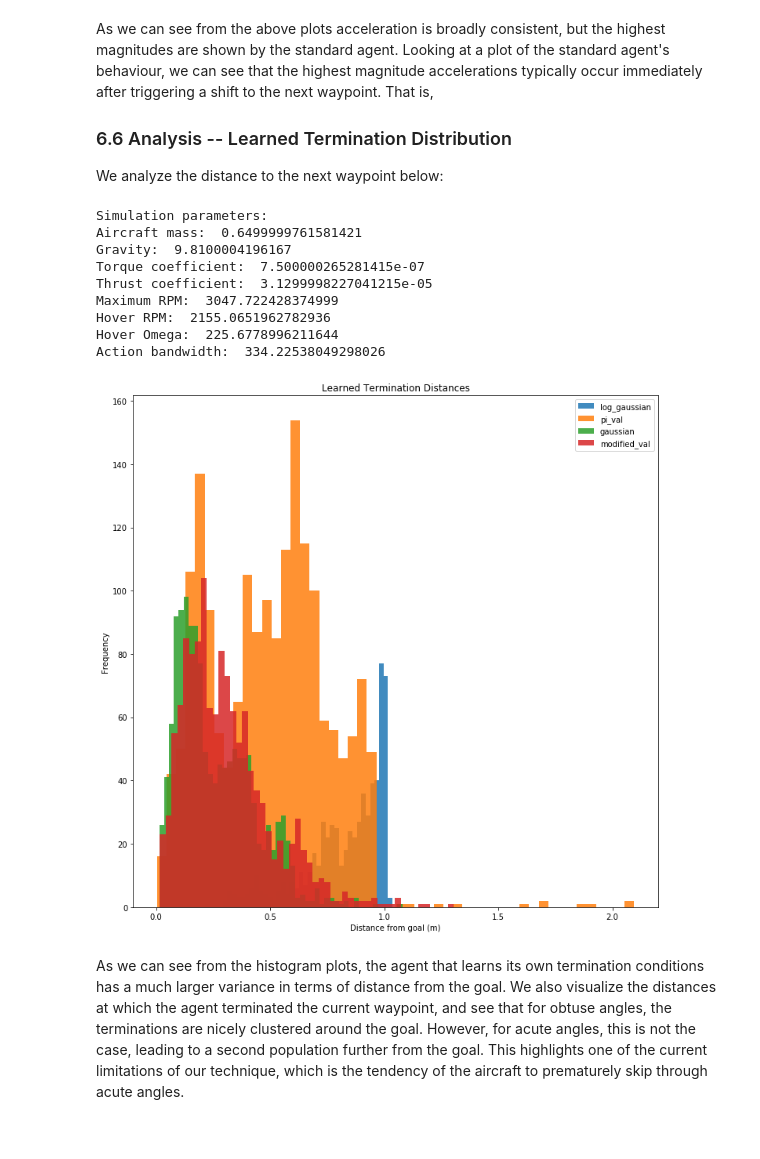
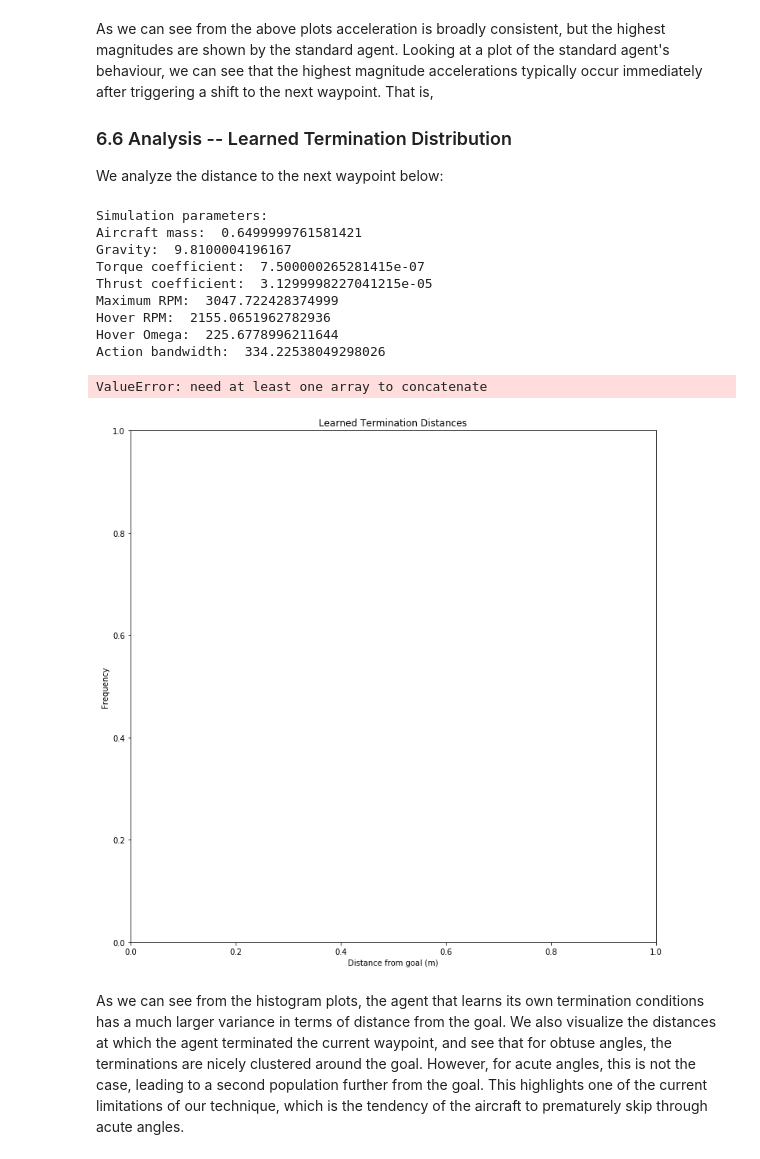
Before and after one commit to seanny1986/quadrotor, a Jupyter notebook: waypoint_navigation.ipynb, the cells around one changed output. Cells and saved outputs as stored; diff of their text form; code cells hidden in the pictures.

```diff
--- a/waypoint_navigation.ipynb
+++ b/waypoint_navigation.ipynb
@@ -684,14 +695,14 @@ for r in radii:
                 torch.nn.Linear(hidden_dim, 1))
     temp_agent = trpo_peb.TRPO(pi, beta, critic, params["network_settings"])
     crit_opt = torch.optim.Adam(critic.parameters())
-    ep, rew, temp_agent = train_standard(env_one, temp_agent, crit_opt, batch_size=4096, iterations=1500, log_interval=10, fname=str(r)+"_rad")
+    ep, rew, temp_agent = train_standard(env_one, temp_agent, crit_opt, batch_size=2048, iterations=1500, log_interval=10, fname=str(r)+"_rad")
     episodes.append(ep)
     rewards.append(rew)
     rad.append(r)
     agents.append(temp_agent)
 
 labels = ["radius 0.10",
-          "radius 0.15",
+          "radius 0.15",111
           "radius 0.20",
           "radius 0.25",
           "radius 0.30",
@@ -699,5 +710,6 @@ labels = ["radius 0.10",
 ax = plt.axes()
 for e, r, ra in zip(episodes, rewards, rad):
     ax.plot(e, r)
+ax.legend(labels)
 plt.show()
 # %% [output]
@@ -1042,5 +1054,5 @@ terminator = Terminator(state_dim, hidden_dim, 2)
 term_agent = AgentIII(pi, beta, critic, terminator, params["network_settings"])
 crit_opt = torch.optim.Adam(critic.parameters())
 term_opt = torch.optim.Adam(terminator.parameters())
-term_ep, term_rew, term_agent = train_term(env_two, term_agent, crit_opt, term_opt, batch_size=4096, iterations=1500, log_interval=10, fname="pi_val")
+term_ep, term_rew, term_agent = train_term(env_two, term_agent, crit_opt, term_opt, batch_size=2048, iterations=1500, log_interval=10, fname="pi_val")
 # %% [output]
@@ -1126,5 +1153,5 @@ terminator = Terminator(state_dim, hidden_dim, 2)
 term_agent = Agent(pi, beta, critic, terminator, params["network_settings"])
 crit_opt = torch.optim.Adam(critic.parameters())
 term_opt = torch.optim.Adam(terminator.parameters())
-term_ep, term_rew, term_agent = train_term(env_two, term_agent, crit_opt, term_opt, batch_size=4096, iterations=1500, log_interval=10, fname="gaussian")
+term_ep, term_rew, term_agent = train_term(env_two, term_agent, crit_opt, term_opt, batch_size=2048, iterations=1500, log_interval=10, fname="gaussian")
 # %% [output]
@@ -1196,5 +1249,5 @@ terminator = Terminator(state_dim, hidden_dim, 2)
 term_agent = Agent(pi, beta, critic, terminator, params["network_settings"])
 crit_opt = torch.optim.Adam(critic.parameters())
 term_opt = torch.optim.Adam(terminator.parameters())
-term_ep, term_rew, term_agent = train_term(env_two, term_agent, crit_opt, term_opt, batch_size=4096, iterations=1500, log_interval=10, fname="modified_val")
+term_ep, term_rew, term_agent = train_term(env_two, term_agent, crit_opt, term_opt, batch_size=1024, iterations=1500, log_interval=10, fname="modified_val")
 # %% [output]
@@ -1364,17 +1422,20 @@ state_dim = env_two.observation_space.shape[0]
 action_dim = env_two.action_space.shape[0]
 hidden_dim = params["hidden_dim"]
 
-names = ["log_gaussian_term.pth.tar",
-         "pi_val_term.pth.tar",
-         "gaussian_term.pth.tar",
-         "modified_val_term.pth.tar",
-         ]
+#names = ["log_gaussian_term.pth.tar",
+#         "pi_val_term.pth.tar",
+#         "gaussian_term.pth.tar",
+#         "modified_val_term.pth.tar",
+#         ]
 
-labels = ["log_gaussian",
-         "pi_val",
-         "gaussian",
-         "modified_val"
-         ]
+#labels = ["log_gaussian",
+#         "pi_val",
+#         "gaussian",
+#         "modified_val"
+#         ]
+
+names = ["gaussian_term.pth.tar"]
+labels = ["gaussian"]
 
 fig, ax_one = plt.subplots(1, 1, figsize=(12,12))
 ax_one.set_title("Learned Termination Distances")
@@ -1390,34 +1451,35 @@ for n in names:
                     torch.nn.Tanh(),
                     torch.nn.Linear(hidden_dim, hidden_dim),
                     torch.nn.Tanh(),
                     torch.nn.Linear(hidden_dim, 1)
                     )
     terminator = Terminator(state_dim, hidden_dim, 2)
     term_agent_check = Agent(pi, beta, critic, terminator, params["network_settings"])
     term_agent_check.load_state_dict(torch.load("./"+n))
     trajectory_term = term_rollout(env_two, term_agent_check, batch_size=8192)
 
     terminations = trajectory_term["terminations"]
     states_term = trajectory_term["states"]
     distances_term = [np.linalg.norm(s[19:22].cpu().numpy()) for s in states_term]
     distances_terminated = [np.linalg.norm(s[19:22].cpu().numpy())*(t.cpu().numpy()) for s, t in zip(states_term, terminations)]
     distances_terminated = np.trim_zeros(distances_terminated)
     d = np.hstack(distances_terminated)
 
     ax_one.hist(d[d != 0], bins=50, alpha = 0.85)
 ax_one.legend(labels)
 plt.show()
 # %% [output]
 Simulation parameters:
 Aircraft mass:  0.6499999761581421
 Gravity:  9.8100004196167
 Torque coefficient:  7.500000265281415e-07
 Thrust coefficient:  3.1299998227041215e-05
 Maximum RPM:  3047.722428374999
 Hover RPM:  2155.0651962782936
 Hover Omega:  225.6778996211644
 Action bandwidth:  334.22538049298026
+ValueError: need at least one array to concatenate
-[figure, old version]
+[figure, new version]
 # %% [markdown]
 As we can see from the histogram plots, the agent that learns its own termination conditions has a much larger variance in terms of distance from the goal. We also visualize the distances at which the agent terminated the current waypoint, and see that for obtuse angles, the terminations are nicely clustered around the goal. However, for acute angles, this is not the case, leading to a second population further from the goal. This highlights one of the current limitations of our technique, which is the tendency of the aircraft to prematurely skip through acute angles.
 # %% [markdown]
```
Also changed, not shown: parts of 18 cells of this notebook, 11 other files.
